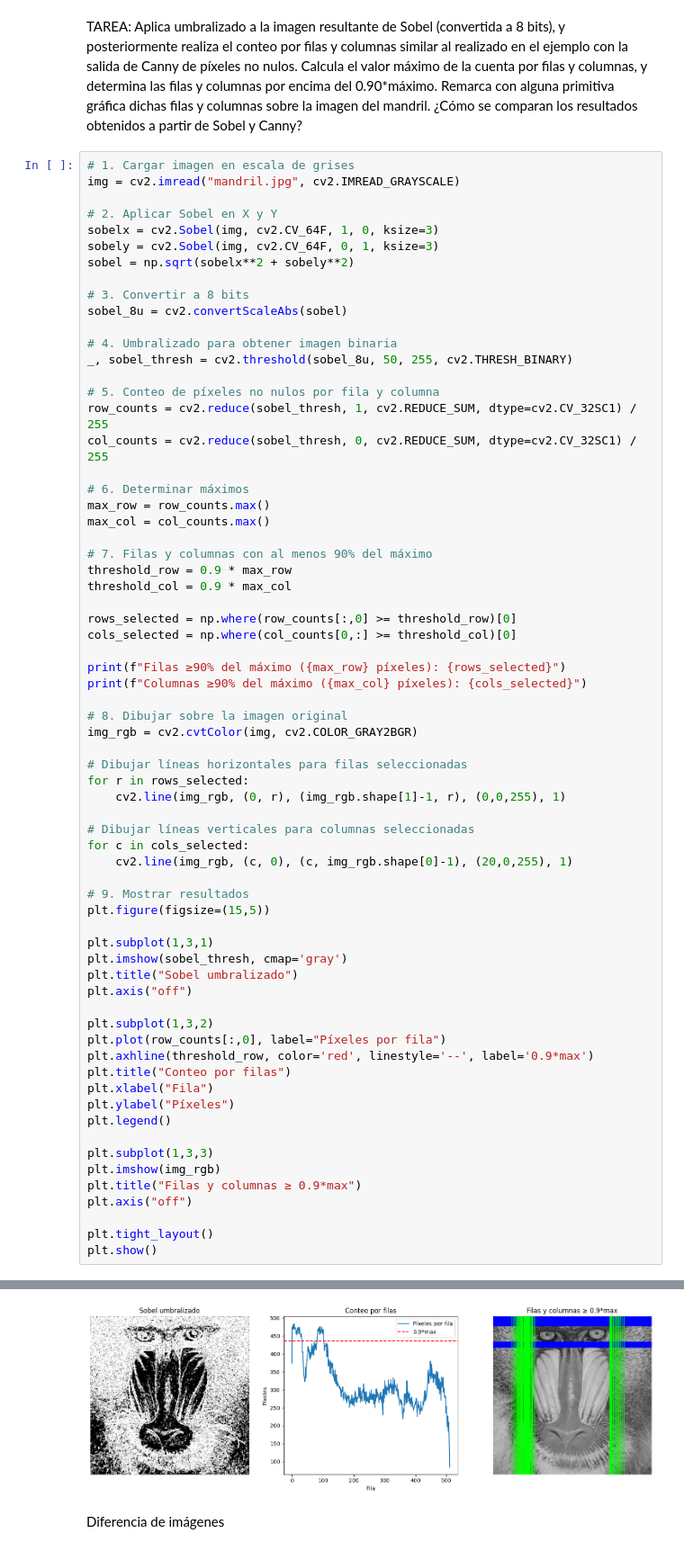
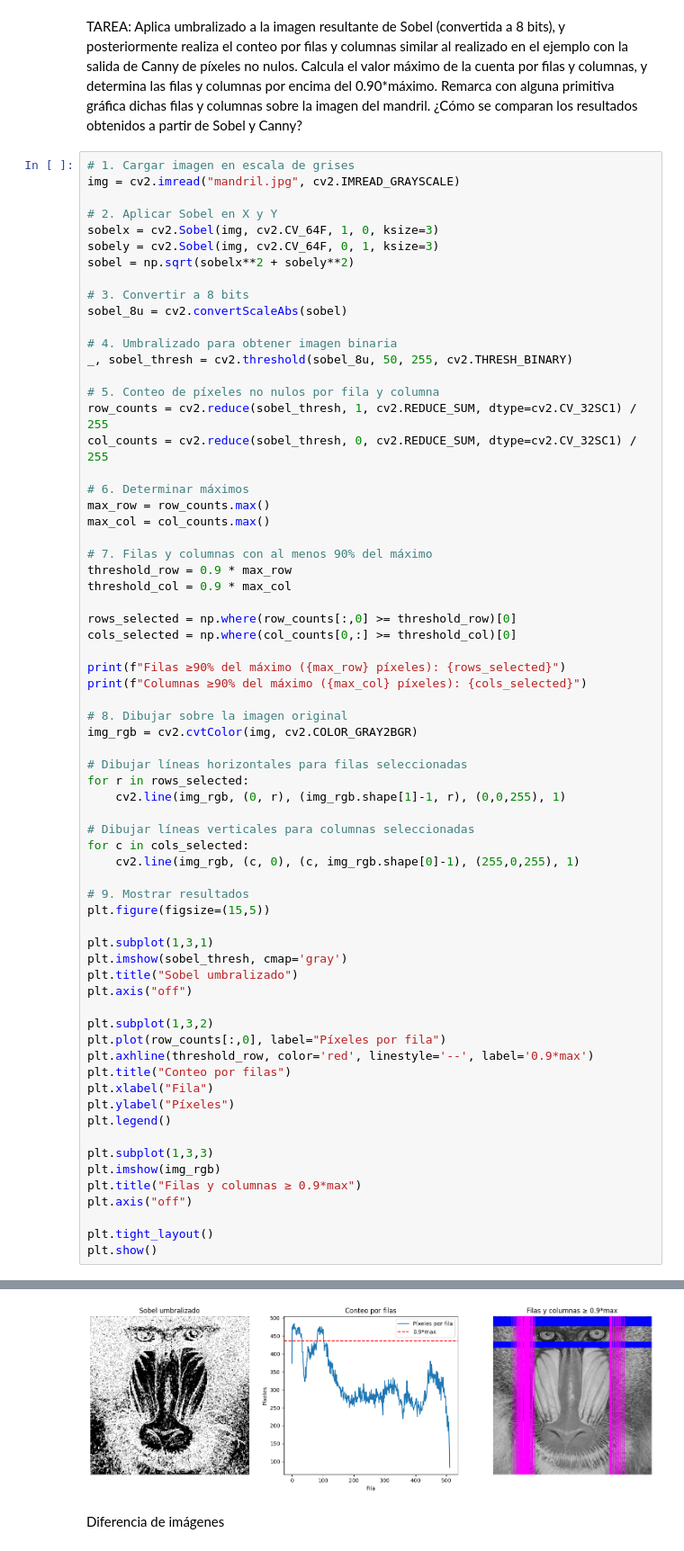
Before and after one commit to maikos08/VC-ULPGC, a Jupyter notebook: VC_P2/VC_P2.ipynb, the cells around one changed output, grey strips where cells are left out. Shown at 90% size. Drawn from its saved outputs; the diff is of its cells as text.

```diff
--- a/VC_P2/VC_P2.ipynb
+++ b/VC_P2/VC_P2.ipynb
@@ -378,41 +378,41 @@ for r in rows_selected:
 
 # Dibujar líneas verticales para columnas seleccionadas
 for c in cols_selected:
-    cv2.line(img_rgb, (c, 0), (c, img_rgb.shape[0]-1), (20,0,255), 1)
+    cv2.line(img_rgb, (c, 0), (c, img_rgb.shape[0]-1), (255,0,255), 1)
 
 # 9. Mostrar resultados
 plt.figure(figsize=(15,5))
 
 plt.subplot(1,3,1)
 plt.imshow(sobel_thresh, cmap='gray')
 plt.title("Sobel umbralizado")
 plt.axis("off")
 
 plt.subplot(1,3,2)
 plt.plot(row_counts[:,0], label="Píxeles por fila")
 plt.axhline(threshold_row, color='red', linestyle='--', label='0.9*max')
 plt.title("Conteo por filas")
 plt.xlabel("Fila")
 plt.ylabel("Píxeles")
 plt.legend()
 
 plt.subplot(1,3,3)
 plt.imshow(img_rgb)
 plt.title("Filas y columnas ≥ 0.9*max")
 plt.axis("off")
 
 plt.tight_layout()
 plt.show()
 # %% [output]
 Filas ≥90% del máximo (485.0 píxeles): [  1   2   3   4   5   6   7   8   9  10  11  12  13  14  15  16  17  18
   19  20  21  22  23  24  25  26  27  28  29  30  31  32  82  83  84  85
   86  87  88  89  90  91  92  93  94  95  96  97  98  99 100 101]
 Columnas ≥90% del máximo (453.0 píxeles): [ 60  63  67  68  72  75  76  77  79  80  82  83  84  85  87  88  89  90
   91  92  93  94  95  96  97  99 100 101 102 103 104 105 106 107 108 109
  110 111 112 113 114 115 116 117 118 119 120 123 124 125 126 127 128 131
  132 135 376 377 378 379 380 381 382 383 386 387 388 391 392 395 396 397
  399 400 403 404 406 407 410 411 416 418 423 424]
-[figure, old version]
+[figure, new version]
 # %% [markdown]
 Diferencia de imágenes
 # %%
```
Also changed, not shown: parts of 1 cell of this notebook.
